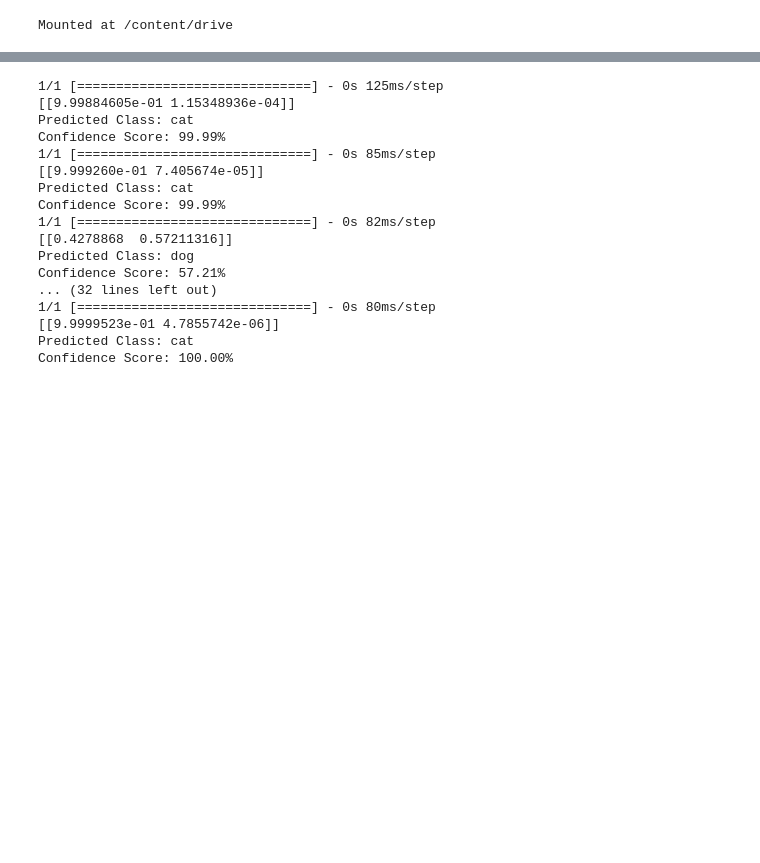
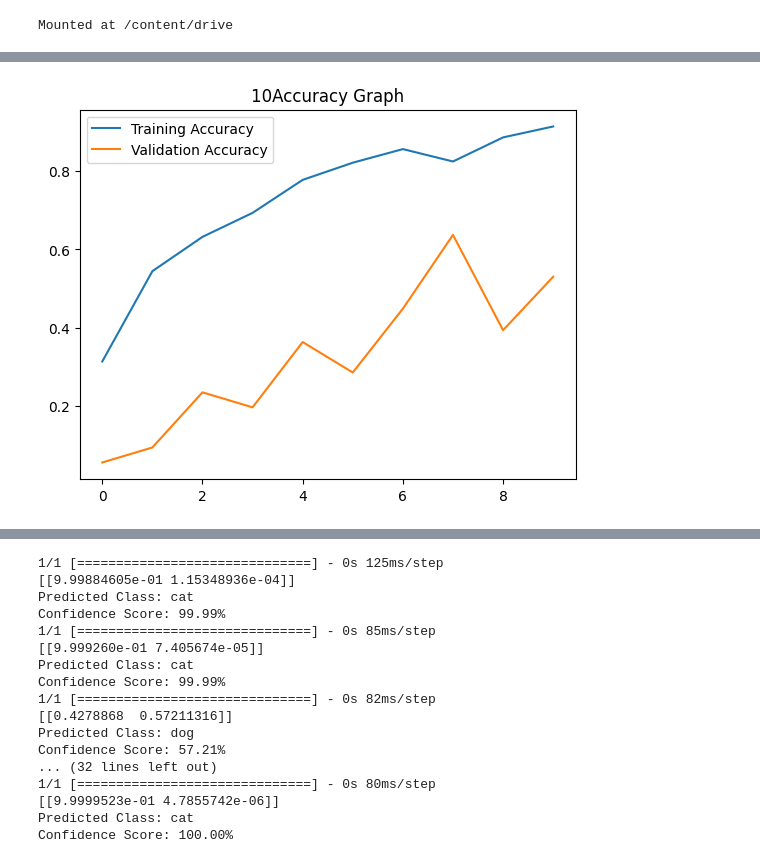
Before and after one commit to ThanuMahee12/Ayushvision-model, a Jupyter notebook: Algorithums/DCNN/DCNN_Leaves.ipynb, the cells around one changed output, grey strips where cells are left out. Saved outputs shown, nothing was run; the diff lists cells and outputs as text; code cells hidden in the pictures; blank space fills up the shorter version.

```diff
--- a/Algorithums/DCNN/DCNN_Leaves.ipynb
+++ b/Algorithums/DCNN/DCNN_Leaves.ipynb
@@ -135,6 +131,11 @@ model.add(Conv2D(128,(3,3),activation='relu'))
 model.add(BatchNormalization())
 model.add(MaxPooling2D(pool_size=(2,2)))
 model.add(Dropout(0.25))
+#Adding convolution layer
+model.add(Conv2D(256,(3,3),activation='relu'))
+model.add(BatchNormalization())
+model.add(MaxPooling2D(pool_size=(2,2)))
+model.add(Dropout(0.25))
 #Adding dense layersa
 model.add(Flatten())
 model.add(Dense(512,activation='relu'))
@@ -212,6 +219,13 @@ update_time {
 }
+# %%
+from tensorflow.keras.callbacks import EarlyStopping
+
+# Define the early stopping callback
+early_stopping = EarlyStopping(monitor='val_loss',
+                               patience=3,  # Number of epochs to wait for improvement
+                               restore_best_weights=True)
 # %%
 # train the model
-history = model.fit(train_generator, epochs=epochs, validation_data=validation_generator)
+history = model.fit(train_generator, epochs=epochs, validation_data=validation_generator, callbacks=[early_stopping] )
 # %% [output]
 Epoch 1/10
@@ -223,7 +251,10 @@ Detected at node PyFunc defined at (most recent call last):
 # %%
 # Plot training history
 plt.plot(history.history['accuracy'], label='Training Accuracy')
 plt.plot(history.history['val_accuracy'], label='Validation Accuracy')
 plt.legend()
+plt.title(f'{epochs}Accuracy Graph')
 plt.savefig(f"{working_dir}/dcnn{epochs}_model_accuracy.jpg")
 plt.show()
+# %% [output]
+[figure, added]
```
Also changed, not shown: parts of 23 cells of this notebook.
